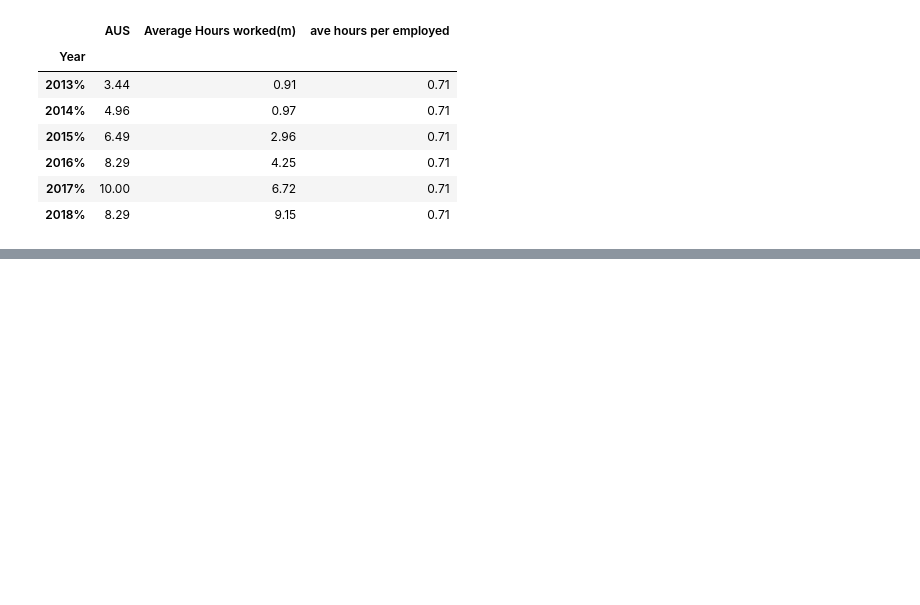
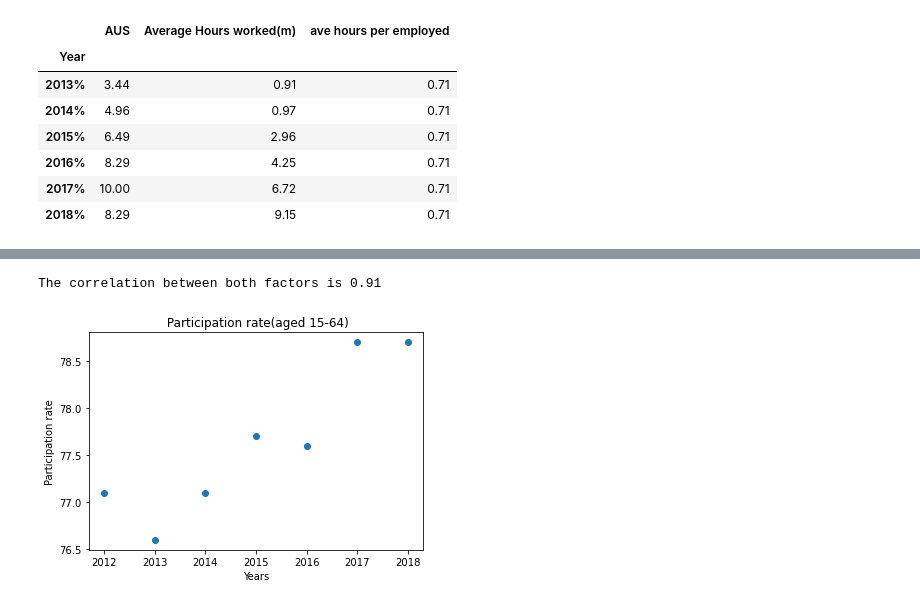
Before and after one commit to tonyzhao668/adventure, a Jupyter notebook: adventure_main.ipynb, the cells around one changed output, grey strips where cells are left out. Cells and saved outputs as stored; diff of their text form; code cells hidden in the pictures; blank space fills up the shorter version.

```diff
--- a/adventure_main.ipynb
+++ b/adventure_main.ipynb
@@ -754,0 +838,14 @@ FileNotFoundError: [Errno 2] File Resources/labour_force_data.csv does not exist
+# %%
+# years =labour_force.iloc[:,0]
+employ_ratio = labour_force.iloc[:,0]
+civilian_pop= labour_force.iloc[:,6]
+correlation = st.pearsonr(employ_ratio,civilian_pop)
+plt.scatter(employ_ratio, civilian_pop)
+plt.title(' Participation rate(aged 15-64)')
+plt.xlabel('Years')
+plt.ylabel('Participation rate')
+print(f"The correlation between both factors is {round(correlation[0],2)}")
+plt.show()
+# %% [output]
+The correlation between both factors is 0.91
+[figure, added]
```
Also changed, not shown: parts of 15 cells of this notebook, 11 other files.
